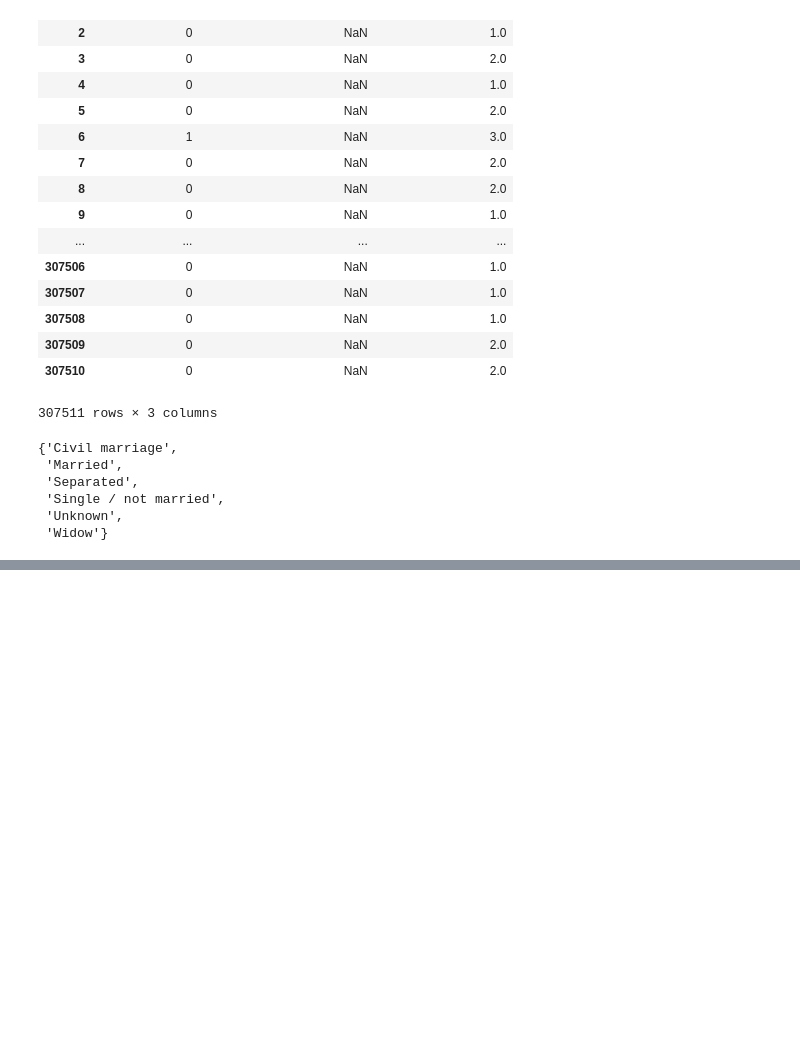
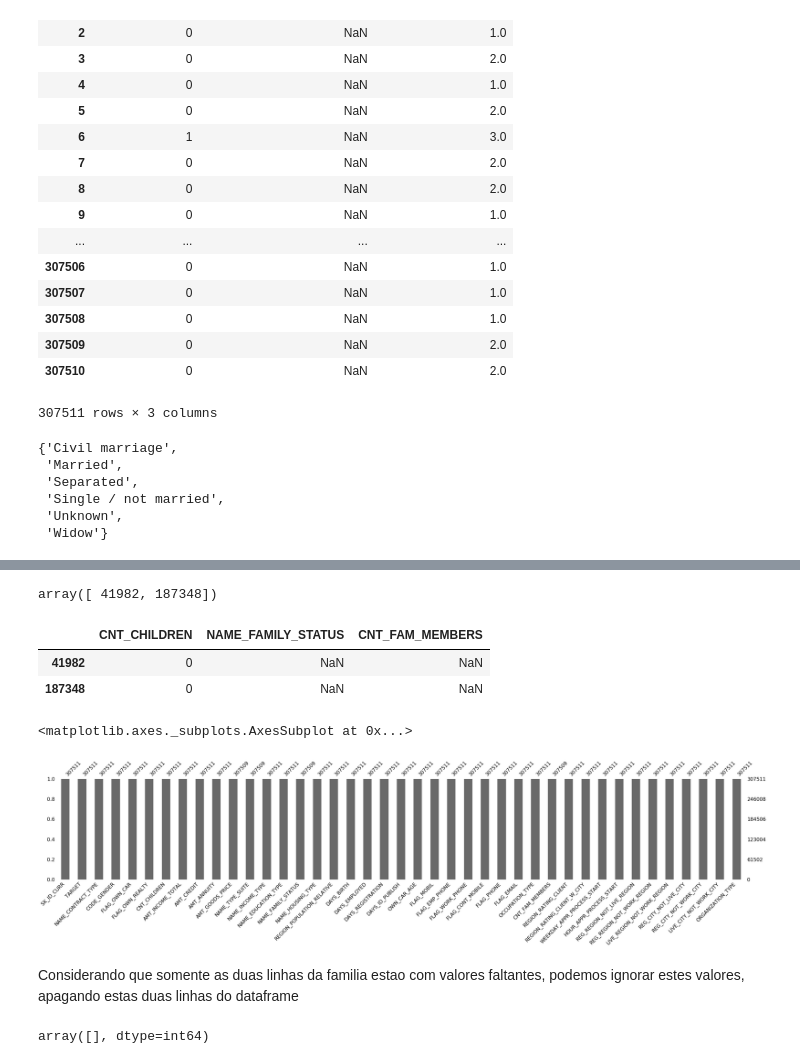
Before and after one commit to ricardoslee/Trabalhos, a Jupyter notebook: AIA/Trabalho1.ipynb, the cells around one changed output, grey strips where cells are left out. Saved outputs shown, nothing was run; the diff lists cells and outputs as text; code cells hidden in the pictures; blank space fills up the shorter version.

```diff
--- a/AIA/Trabalho1.ipynb
+++ b/AIA/Trabalho1.ipynb
@@ -273,0 +240,2 @@ memory usage: 96.2+ MB
+# %%
+df40.OWN_CAR_AGE.fillna(0, inplace = True)
@@ -321,17 +318,0 @@ df40.CNT_FAM_MEMBERS[3] - df40.CNT_CHILDREN[3]
-# %%
-df40['NAME_FAMILY_STATUS_NO'] = np.nan
-
-for i in df40.index:
-    if df40.NAME_FAMILY_STATUS[i] == 'Civil marriage':
-        df40.NAME_FAMILY_STATUS_NO[i] = 2
-    elif df40.NAME_FAMILY_STATUS[i] == 'Married':
-        df40.NAME_FAMILY_STATUS_NO[i] = 2
-    elif df40.NAME_FAMILY_STATUS[i] == 'Separated':
-        df40.NAME_FAMILY_STATUS_NO[i] = 1
-    elif df40.NAME_FAMILY_STATUS[i] == 'Single / not married':
-        df40.NAME_FAMILY_STATUS_NO[i] = 1
-    elif df40.NAME_FAMILY_STATUS[i] == 'Unknown':
-        df40.NAME_FAMILY_STATUS_NO[i] = (df40.CNT_FAM_MEMBERS[i] - df40.CNT_CHILDREN[i])
-    elif df40.NAME_FAMILY_STATUS[i] == 'Widow':
-        df40.NAME_FAMILY_STATUS_NO[i] = 1
-#df40.append(NAME_FAMILY_STATUS_NO, values)
@@ -359,0 +319,10 @@ KeyboardInterrupt:
+# %%
+df40[df40.NAME_FAMILY_STATUS == 'Civil marriage'] = 2
+df40[df40.NAME_FAMILY_STATUS == 'Married'] = 2
+df40[df40.NAME_FAMILY_STATUS == 'Separated'] = 1
+df40[df40.NAME_FAMILY_STATUS == 'Single / not married'] = 1
+df40[df40.NAME_FAMILY_STATUS == 'Widow'] = 1
+
+for i in df40.index:
+    if df40.NAME_FAMILY_STATUS[i] == 'Unknown':
+        df40.NAME_FAMILY_STATUS[i] = (df40.CNT_FAM_MEMBERS[i] - df40.CNT_CHILDREN[i])
@@ -367,0 +372,17 @@ df40[pd.isnull(df40['CNT_FAM_MEMBERS'])]
+# %%
+pd.isnull(df40).any(1).nonzero()[0]
+# %% [output]
+array([ 41982, 187348])
+# %%
+df40.loc[[41982,187348],['CNT_CHILDREN','NAME_FAMILY_STATUS','CNT_FAM_MEMBERS']]
+# %% [output]
+|  | CNT_CHILDREN | NAME_FAMILY_STATUS | CNT_FAM_MEMBERS |
+| 41982 | 0 | NaN | NaN |
+| 187348 | 0 | NaN | NaN |
+# %%
+mn.bar(df40,figsize=(40,6))
+# %% [output]
+<matplotlib.axes._subplots.AxesSubplot at 0x...>
+[figure, added]
+# %% [markdown]
+Considerando que somente as duas linhas da familia estao com valores faltantes, podemos ignorar estes valores, apagando estas duas linhas do dataframe
@@ -367,0 +391,4 @@ df40[pd.isnull(df40['CNT_FAM_MEMBERS'])]
+# %%
+pd.isnull(df40).any(1).nonzero()[0]
+# %% [output]
+array([], dtype=int64)
```
Also changed, not shown: parts of 40 cells of this notebook, 3 other files.
